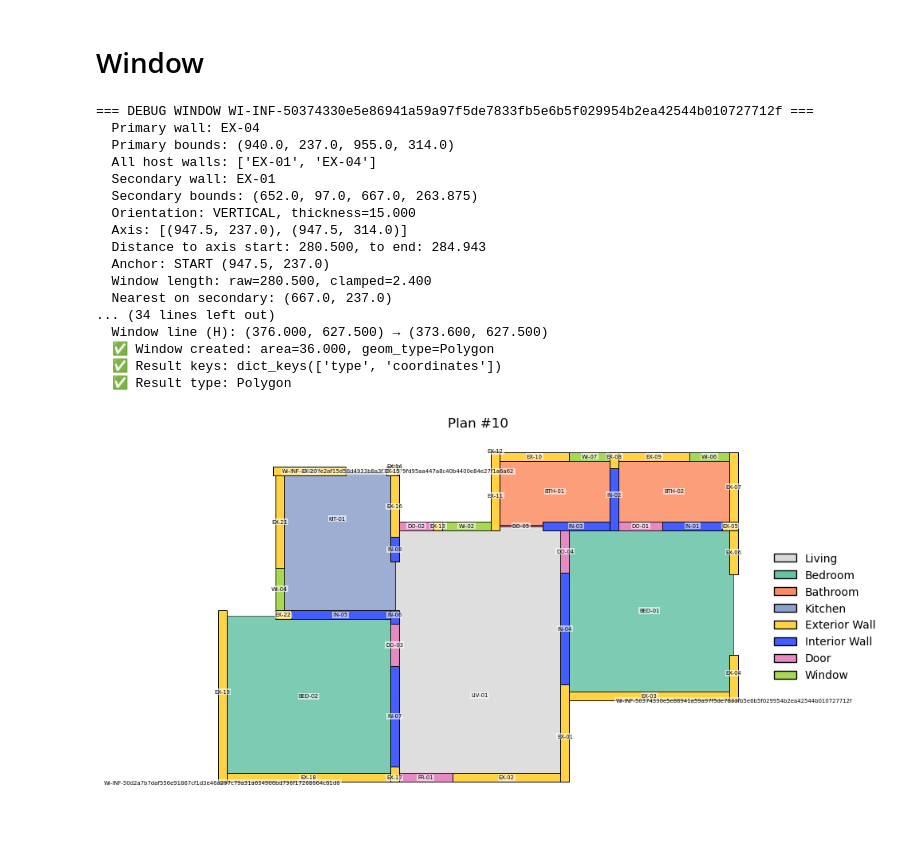
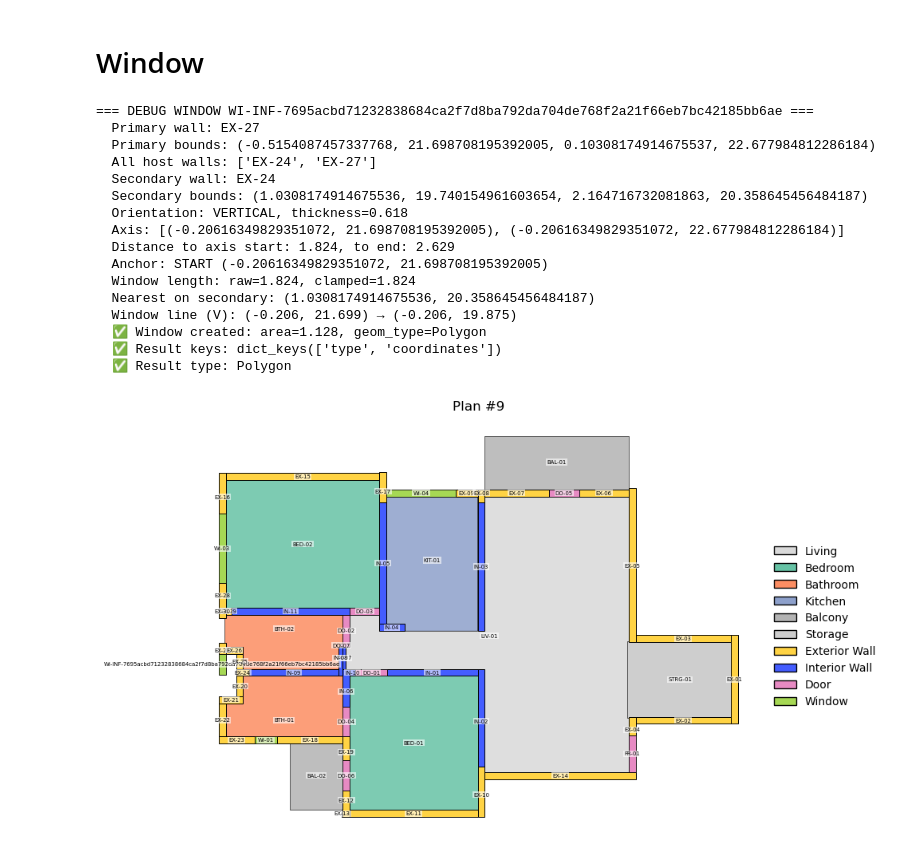
Before and after one commit to numanmuttaqi/Geometry-to-Ontology, a Jupyter notebook: Notebooks/3_togeometry.ipynb, the cells around one changed output. Drawn from its saved outputs; the diff is of its cells as text; code cells hidden in the pictures.

```diff
--- a/Notebooks/3_togeometry.ipynb
+++ b/Notebooks/3_togeometry.ipynb
@@ -73,31 +84,30 @@ ax = plot_plan_json("../output/inferred_resplan_json/plan_00003_doors_back.json"
 # %%
 from thesis_package.ttl_to_json import save_ttl_as_json
 from thesis_package.visualize import plot_plan_json
 
 
 save_ttl_as_json(
-    "../output/inferred_resplan_ttl/plan_00010_windows_back.ttl",
-    "../output/inferred_resplan_json/plan_00010_windows_back.json",
+    "../output/inferred_resplan_ttl/plan_00009_windows_back.ttl",
+    "../output/inferred_resplan_json/plan_00009_windows_back.json",
 )
 
-ax = plot_plan_json("../output/inferred_resplan_json/plan_00010_windows_back.json",
+ax = plot_plan_json("../output/inferred_resplan_json/plan_00009_windows_back.json",
                     show_wall_ids=True, show_ids=True)
 # %% [output]
-=== DEBUG WINDOW WI-INF-50374330e5e86941a59a97f5de7833fb5e6b5f029954b2ea42544b010727712f ===
-  Primary wall: EX-04
-  Primary bounds: (940.0, 237.0, 955.0, 314.0)
-  All host walls: ['EX-01', 'EX-04']
-  Secondary wall: EX-01
-  Secondary bounds: (652.0, 97.0, 667.0, 263.875)
-  Orientation: VERTICAL, thickness=15.000
-  Axis: [(947.5, 237.0), (947.5, 314.0)]
-  Distance to axis start: 280.500, to end: 284.943
-  Anchor: START (947.5, 237.0)
-  Window length: raw=280.500, clamped=2.400
-  Nearest on secondary: (667.0, 237.0)
-... (34 lines left out)
-  Window line (H): (376.000, 627.500) → (373.600, 627.500)
-  ✅ Window created: area=36.000, geom_type=Polygon
+=== DEBUG WINDOW WI-INF-7695acbd71232838684ca2f7d8ba792da704de768f2a21f66eb7bc42185bb6ae ===
+  Primary wall: EX-27
+  Primary bounds: (-0.5154087457337768, 21.698708195392005, 0.10308174914675537, 22.677984812286184)
+  All host walls: ['EX-24', 'EX-27']
+  Secondary wall: EX-24
+  Secondary bounds: (1.0308174914675536, 19.740154961603654, 2.164716732081863, 20.358645456484187)
+  Orientation: VERTICAL, thickness=0.618
+  Axis: [(-0.20616349829351072, 21.698708195392005), (-0.20616349829351072, 22.677984812286184)]
+  Distance to axis start: 1.824, to end: 2.629
+  Anchor: START (-0.20616349829351072, 21.698708195392005)
+  Window length: raw=1.824, clamped=1.824
+  Nearest on secondary: (1.0308174914675536, 20.358645456484187)
+  Window line (V): (-0.206, 21.699) → (-0.206, 19.875)
+  ✅ Window created: area=1.128, geom_type=Polygon
   ✅ Result keys: dict_keys(['type', 'coordinates'])
   ✅ Result type: Polygon
-[figure, old version]
+[figure, new version]
```
Also changed, not shown: parts of 2 cells of this notebook, 22 other files.
